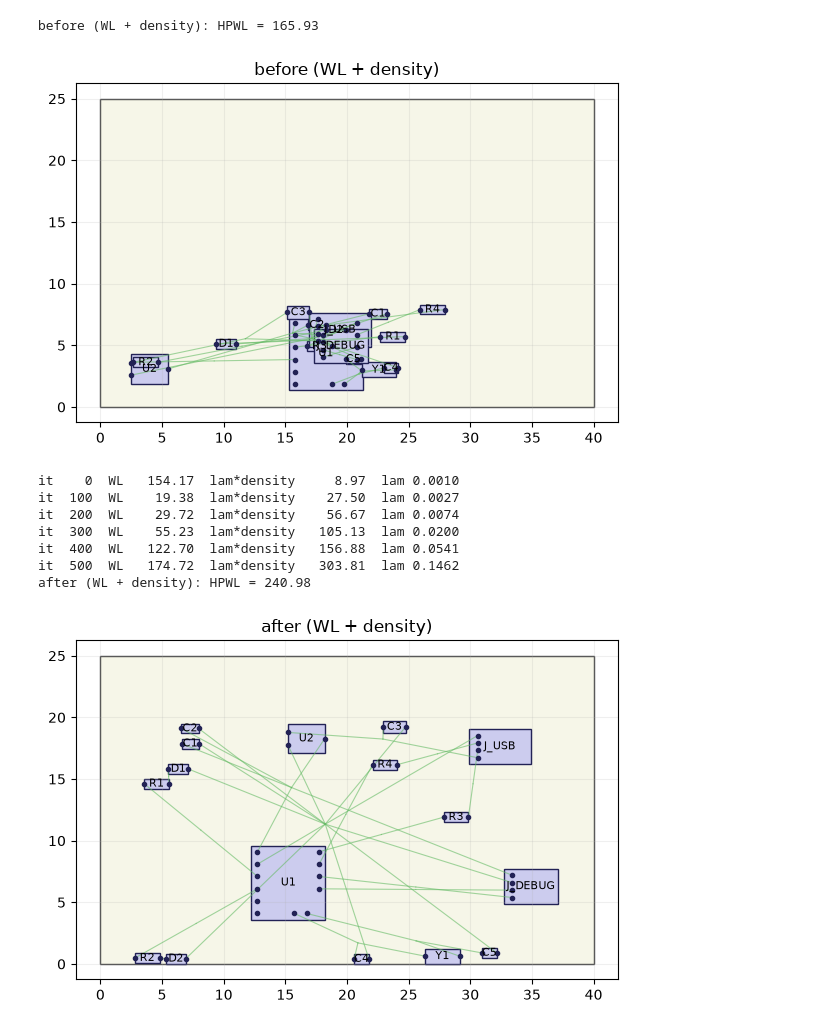
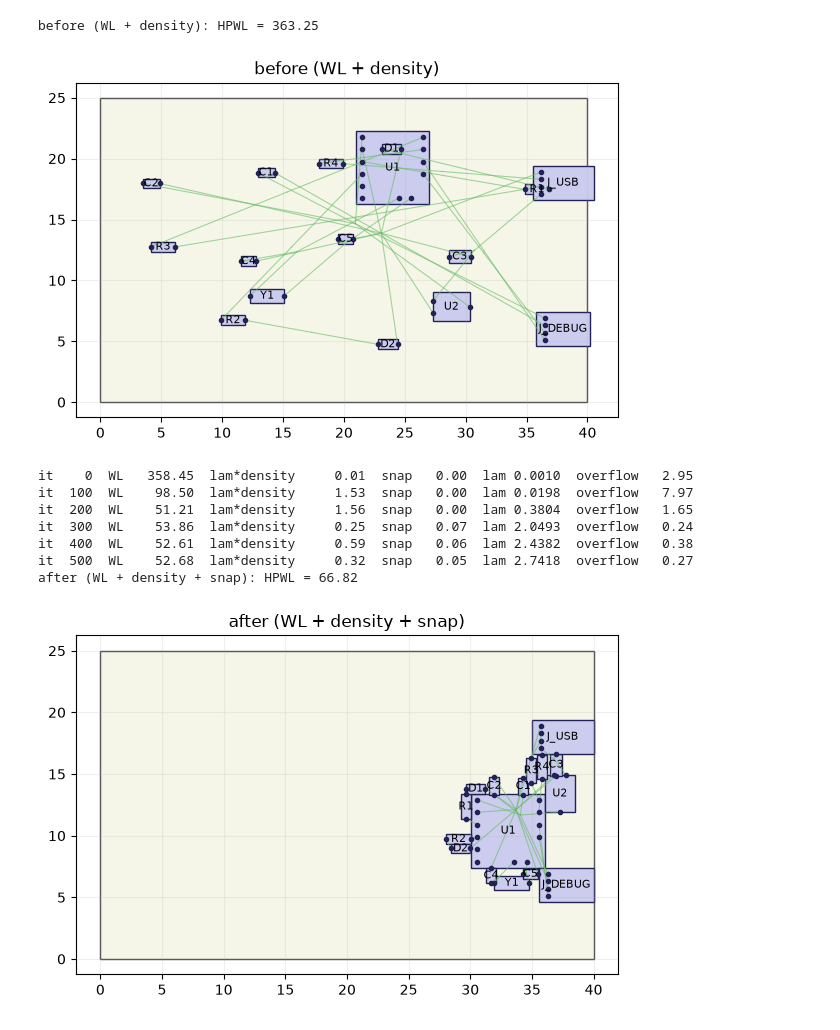
Before and after one commit to wang-edward/autoplace, a Jupyter notebook: place.ipynb, the cells around one changed output. Cells and saved outputs as stored; diff of their text form; code cells hidden in the pictures.

```diff
--- a/place.ipynb
+++ b/place.ipynb
@@ -331,57 +346,79 @@ bx = torch.linspace(lo[0], hi[0], M + 1)
 by = torch.linspace(lo[1], hi[1], M + 1)
 bin_area = (bx[1] - bx[0]) * (by[1] - by[0])
 
-def density_map(pos):
-    # per-component overlap with each bin column/row: clamp(min(highs) - max(lows), 0)
-    ox = (torch.minimum(pos[:, 0:1] + hs[:, 0:1], bx[None, 1:])
-        - torch.maximum(pos[:, 0:1] - hs[:, 0:1], bx[None, :-1])).clamp(min=0)   # (n, M)
-    oy = (torch.minimum(pos[:, 1:2] + hs[:, 1:2], by[None, 1:])
-        - torch.maximum(pos[:, 1:2] - hs[:, 1:2], by[None, :-1])).clamp(min=0)   # (n, M)
+def density_map():
+    h = hs_eff()   # rotation-aware footprint
+    ox = (torch.minimum(pos[:, 0:1] + h[:, 0:1], bx[None, 1:])
+        - torch.maximum(pos[:, 0:1] - h[:, 0:1], bx[None, :-1])).clamp(min=0)   # (n, M)
+    oy = (torch.minimum(pos[:, 1:2] + h[:, 1:2], by[None, 1:])
+        - torch.maximum(pos[:, 1:2] - h[:, 1:2], by[None, :-1])).clamp(min=0)   # (n, M)
     rho = torch.einsum("ni,nj->ij", ox, oy) / bin_area    # (M, M), area fraction per bin
     return rho
 # %%
 def electro_energy(rho):
-    q = rho - rho.mean()                      # neutralize total charge
+    q = (rho - 1.0).clamp(min=0)              # only over-capacity density is charge
+    q = q - q.mean()                          # neutralize for the periodic solve
     fx = torch.fft.fftfreq(M) * 2 * np.pi
     k2 = fx[:, None]**2 + fx[None, :]**2
     k2[0, 0] = 1.0                            # avoid div-by-zero at DC (q has no DC anyway)
     phi = torch.fft.ifft2(torch.fft.fft2(q) / k2).real
     return 0.5 * (q * phi).sum()
 # %%
+# reset to original placement (positions AND rotations)
 pos.data = torch.tensor(np.array([components[c].pos for c in ids]), dtype=torch.float32)
-show(pos, "before (WL + density)")
+theta.data = torch.tensor([components[c].theta for c in ids], dtype=torch.float32)
+show("before (WL + density)")
 
 opt = torch.optim.Adam([{"params": [pos], "lr": 0.2},
                         {"params": [theta], "lr": 0.05}])
-lam = 1e-3
+lam, snap_w = 1e-3, 0.0
+n_iters = 600
 wl_hist, den_hist = [], []
-for it in range(600):
+for it in range(n_iters):
     opt.zero_grad()
-    wl = wa_wirelength(pos)
-    den = lam * electro_energy(density_map(pos))
-    loss = wl + den
+    wl = wa_wirelength()
+    den = lam * electro_energy(density_map())
+    snap = snap_w * torch.sin(2 * theta).pow(2).sum()   # zero at every 90 degrees
+    loss = wl + den + snap
     loss.backward()
     opt.step()
     with torch.no_grad():
-        pos.data = torch.max(torch.min(pos, hi - hs), lo + hs)
         pos.data[fixed] = fixed_pos[fixed]
-    lam *= 1.01
+        theta.data[fixed] = fixed_theta[fixed]
+        h = hs_eff()
+        pos.data = torch.max(torch.min(pos, hi - h), lo + h)
+    with torch.no_grad():   # overflow = total overlapped area; grow lam only while it exists
+        overflow = ((density_map() - 1.0).clamp(min=0).sum() * bin_area).item()
+    if overflow > 0.5:
+        lam *= 1.03           # overlap remains: press harder
+    elif overflow < 0.2:
+        lam *= 0.97           # legal: relax so wirelength re-tightens
+    if it > 0.4 * n_iters:                 # let parts rotate freely early, park them late
+        snap_w = min(snap_w + 0.02, 5.0)
     wl_hist.append(wl.item()); den_hist.append(den.item())
     if it % 100 == 0:
-        print(f"it {it:4d}  WL {wl.item():8.2f}  lam*density {den.item():8.2f}  lam {lam:.4f}")
+        print(f"it {it:4d}  WL {wl.item():8.2f}  lam*density {den.item():8.2f}  "
+              f"snap {snap.item():6.2f}  lam {lam:.4f}  overflow {overflow:6.2f}")
 
-show(pos, "after (WL + density)")
+# legalize rotation: hard snap to nearest 90
+with torch.no_grad():
+    theta.data = torch.round(theta / (np.pi / 2)) * (np.pi / 2)
+    theta.data[fixed] = fixed_theta[fixed]
+    h = hs_eff()
+    pos.data = torch.max(torch.min(pos, hi - h), lo + h)
+
+show("after (WL + density + snap)")
 plt.plot(wl_hist, label="wirelength")
 plt.plot(den_hist, label="lam * density")
 plt.xlabel("iter"); plt.legend(); plt.show()
 # %% [output]
-before (WL + density): HPWL = 165.93
+before (WL + density): HPWL = 363.25
-[figure, old version]
+[figure, new version]
-it    0  WL   154.17  lam*density     8.97  lam 0.0010
-it  100  WL    19.38  lam*density    27.50  lam 0.0027
-it  200  WL    29.72  lam*density    56.67  lam 0.0074
-it  300  WL    55.23  lam*density   105.13  lam 0.0200
-it  400  WL   122.70  lam*density   156.88  lam 0.0541
-it  500  WL   174.72  lam*density   303.81  lam 0.1462
-after (WL + density): HPWL = 240.98
+it    0  WL   358.45  lam*density     0.01  snap   0.00  lam 0.0010  overflow   2.95
+it  100  WL    98.50  lam*density     1.53  snap   0.00  lam 0.0198  overflow   7.97
+it  200  WL    51.21  lam*density     1.56  snap   0.00  lam 0.3804  overflow   1.65
+it  300  WL    53.86  lam*density     0.25  snap   0.07  lam 2.0493  overflow   0.24
+it  400  WL    52.61  lam*density     0.59  snap   0.06  lam 2.4382  overflow   0.38
+it  500  WL    52.68  lam*density     0.32  snap   0.05  lam 2.7418  overflow   0.27
+after (WL + density + snap): HPWL = 66.82
-[figure, old version]
+[figure, new version]
```
Also changed, not shown: parts of 10 cells of this notebook.
